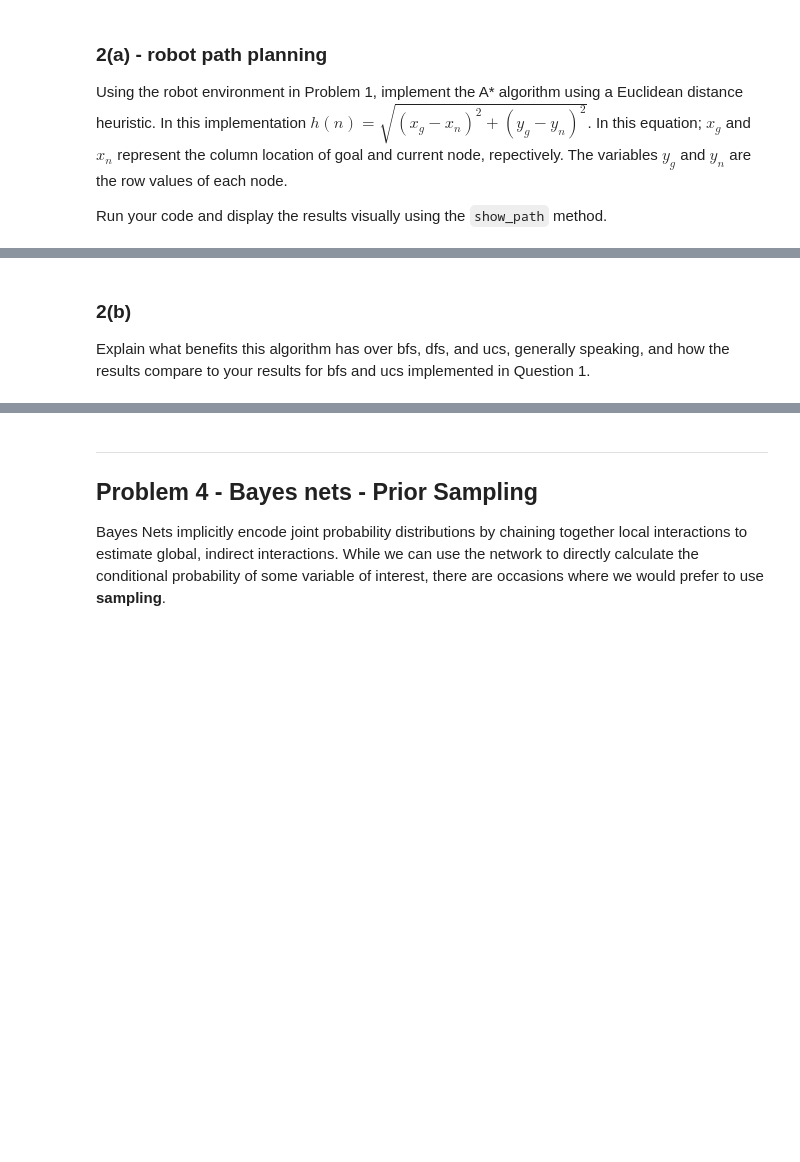
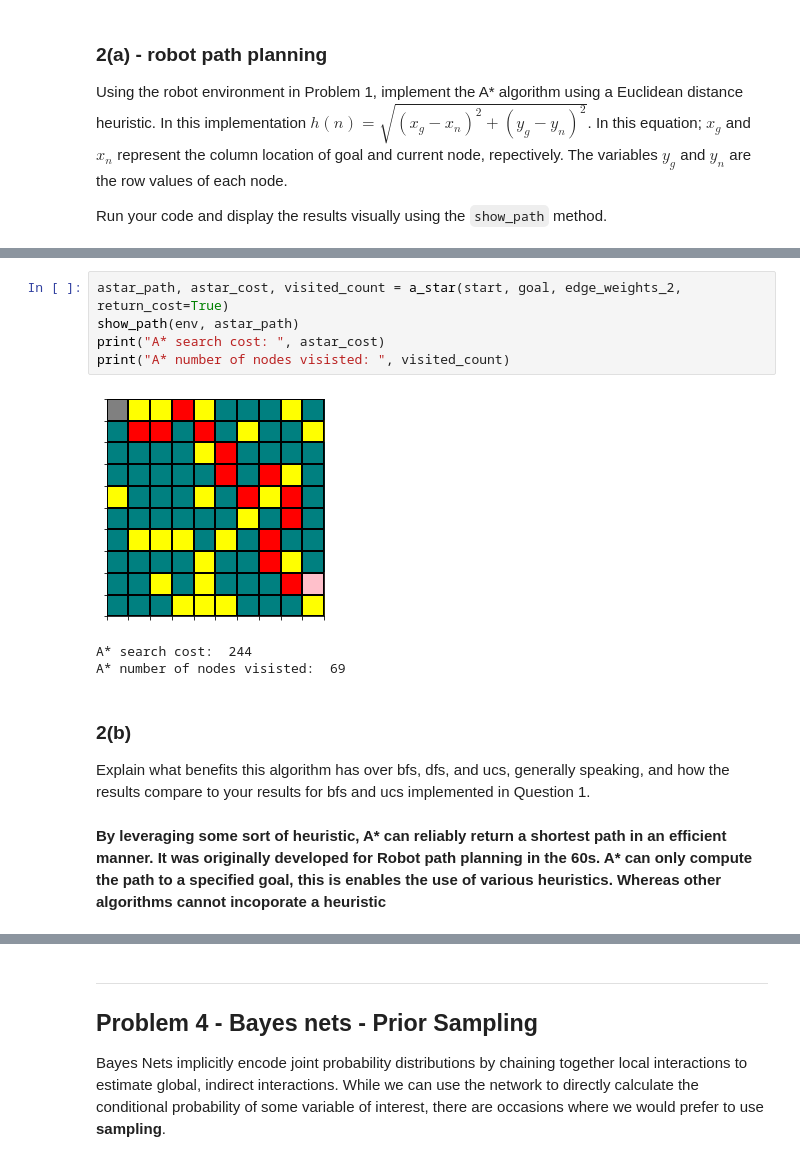
Before and after one commit to the-rich-piana/CSCI_AI, a Jupyter notebook: CSCI3202_HW7_Giuliano_Costa.ipynb, the cells around one changed output, grey strips where cells are left out. Cells and saved outputs as stored; diff of their text form; blank space fills up the shorter version.

```diff
--- a/CSCI3202_HW7_Giuliano_Costa.ipynb
+++ b/CSCI3202_HW7_Giuliano_Costa.ipynb
@@ -404,6 +542,17 @@ Run your code and display the results visually using the `show_path` method.
+# %%
+astar_path, astar_cost, visited_count = a_star(start, goal, edge_weights_2, return_cost=True)
+show_path(env, astar_path)
+print("A* search cost: ", astar_cost)
+print("A* number of nodes visisted: ", visited_count)
+# %% [output]
+[figure, added]
+A* search cost:  244
+A* number of nodes visisted:  69
 # %% [markdown]
 ### 2(b)
 Explain what benefits this algorithm has over bfs, dfs, and ucs, generally speaking, and how the results compare to your results for bfs and ucs implemented in Question 1.
+# %% [markdown]
+__By leveraging some sort of heuristic, A* can reliably return a shortest path in an efficient manner. It was originally developed for Robot path planning in the 60s. A* can only compute the path to a specified goal, this is enables the use of various heuristics. Whereas other algorithms cannot incoporate a heuristic__
 # %% [markdown]
 ## Problem 3 - Heuristics
 
```
Also changed, not shown: parts of 30 cells of this notebook, 1 other file.
